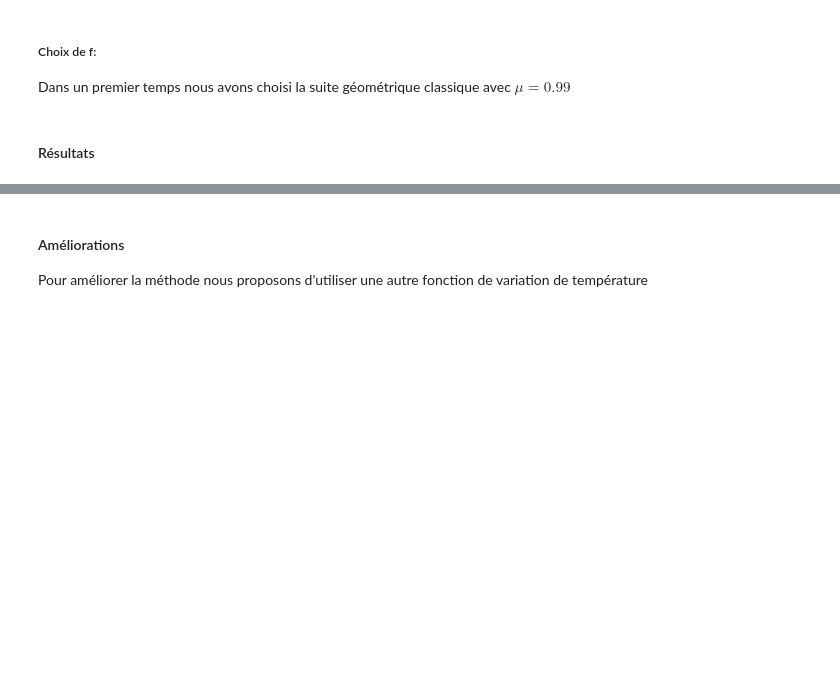
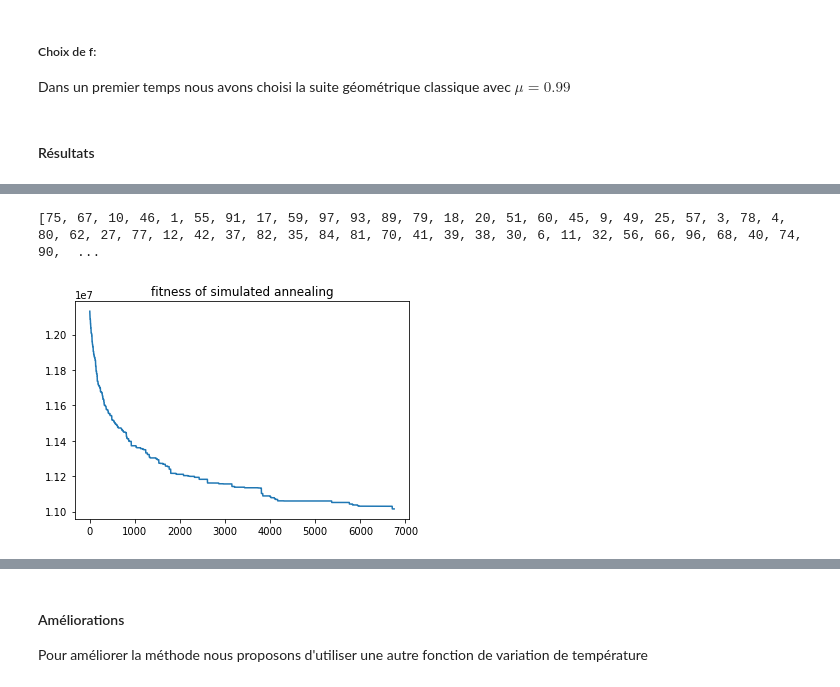
Before and after one commit to M-Garrigues/Quadratic-Assignment-Problem, a Jupyter notebook: notebooks/Taixxa.ipynb, the cells around one changed output, grey strips where cells are left out. Saved outputs shown, nothing was run; the diff lists cells and outputs as text; code cells hidden in the pictures; blank space fills up the shorter version.

```diff
--- a/notebooks/Taixxa.ipynb
+++ b/notebooks/Taixxa.ipynb
@@ -250,0 +281,12 @@ viewer.plot('fitness of simulated annealing by changes of value at same temperat
+# %%
+data.loadFile("tai100a.dat")
+siman = SimulatedAnnealing(data)
+start_time = time.time()
+sol, fit, temp = siman.solve(55,0,750,10,fexpreb)
+elapsed_time = time.time() - start_time
+viewer = FitnessViewer(np.array(fit))
+viewer.plot('fitness of simulated annealing')
+times.append(elapsed_time)
+# %% [output]
+[75, 67, 10, 46, 1, 55, 91, 17, 59, 97, 93, 89, 79, 18, 20, 51, 60, 45, 9, 49, 25, 57, 3, 78, 4, 80, 62, 27, 77, 12, 42, 37, 82, 35, 84, 81, 70, 41, 39, 38, 30, 6, 11, 32, 56, 66, 96, 68, 40, 74, 90,  ...
+[figure, added]
```
Also changed, not shown: parts of 20 cells of this notebook.
